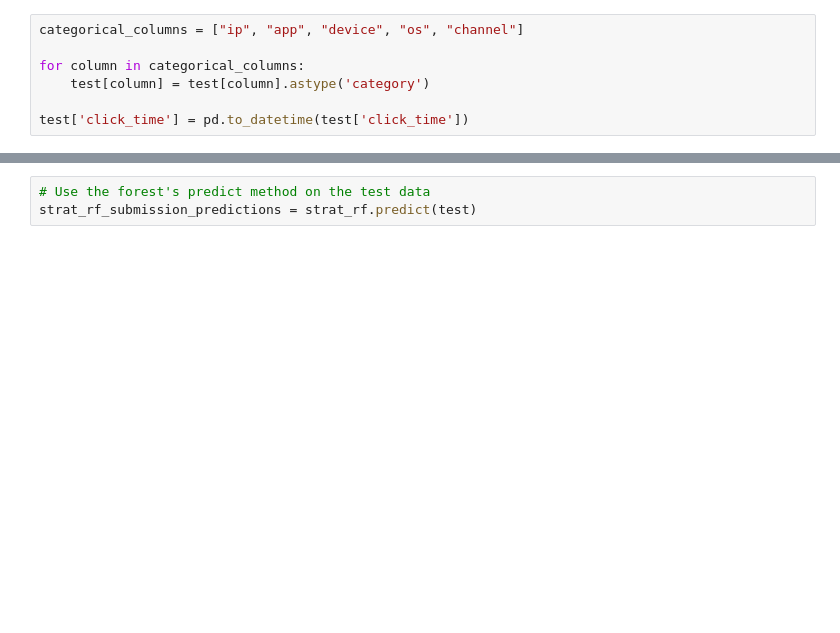
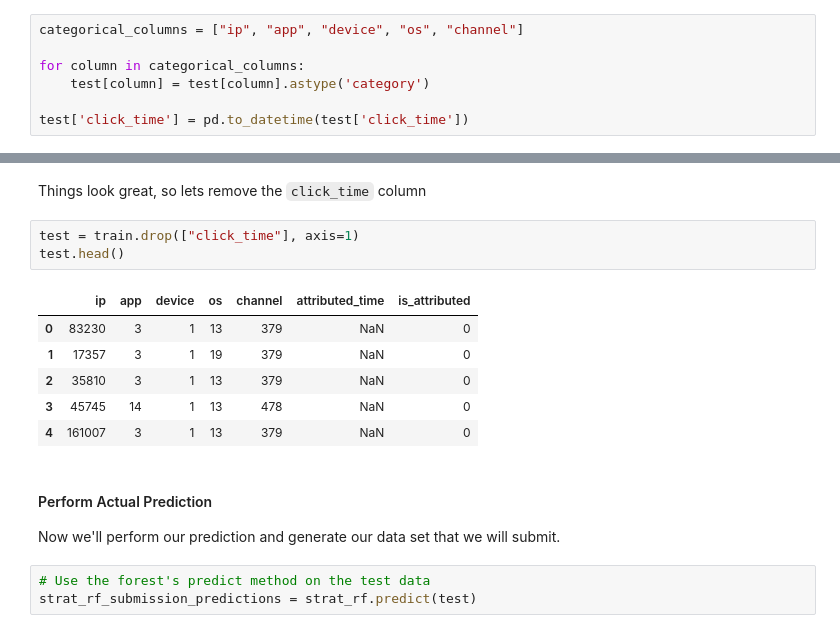
Before and after one commit to GregHilston/kaggle-talking-data-ad-tracking-fraud-detection-challenge, a Jupyter notebook: grehg.ipynb, the cells around one changed output, grey strips where cells are left out. Drawn from its saved outputs; the diff is of its cells as text; blank space fills up the shorter version.

```diff
--- a/grehg.ipynb
+++ b/grehg.ipynb
@@ -835,3 +863,19 @@ test['click_time'] = pd.to_datetime(test['click_time'])
+# %% [markdown]
+Things look great, so lets remove the `click_time` column
+# %%
+test = train.drop(["click_time"], axis=1)
+test.head()
+# %% [output]
+|  | ip | app | device | os | channel | attributed_time | is_attributed |
+| 0 | 83230 | 3 | 1 | 13 | 379 | NaN | 0 |
+| 1 | 17357 | 3 | 1 | 19 | 379 | NaN | 0 |
+| 2 | 35810 | 3 | 1 | 13 | 379 | NaN | 0 |
+| 3 | 45745 | 14 | 1 | 13 | 478 | NaN | 0 |
+| 4 | 161007 | 3 | 1 | 13 | 379 | NaN | 0 |
+# %% [markdown]
+#### Perform Actual Prediction
+
+Now we'll perform our prediction and generate our data set that we will submit.
 # %%
 # Use the forest's predict method on the test data
 strat_rf_submission_predictions = strat_rf.predict(test)
```
Also changed, not shown: parts of 10 cells of this notebook.
